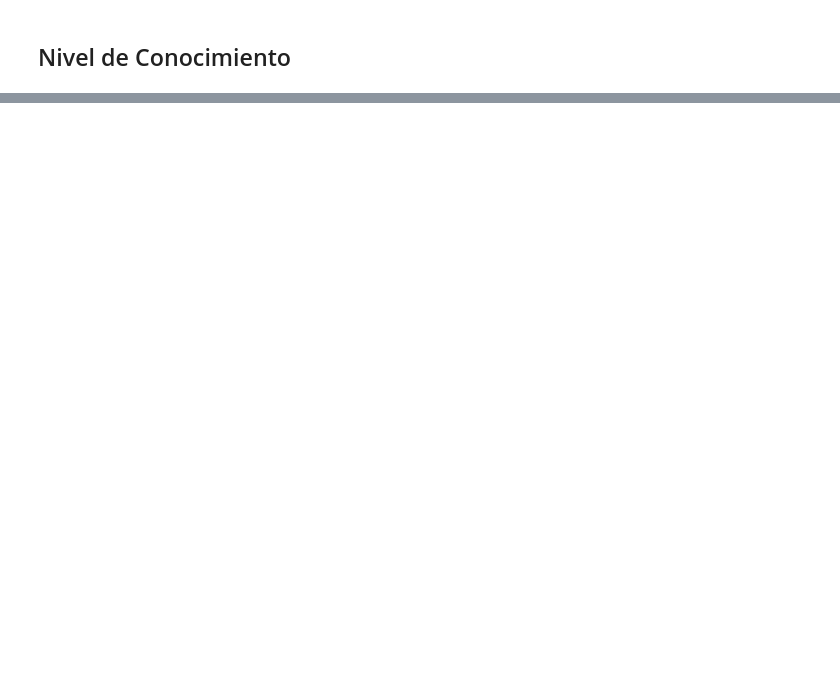
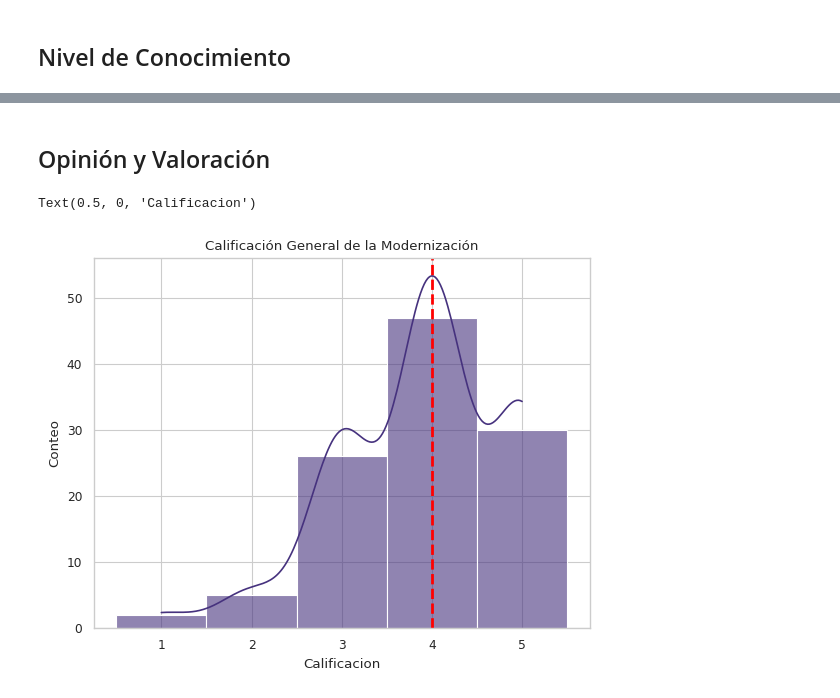
Before and after one commit to Mortadelo24/mejora-infrastructura-hospitalaria-managua-nicaragua, a Jupyter notebook: 03_Data_Analysis.ipynb, the cells around one changed output, grey strips where cells are left out. Cells and saved outputs as stored; diff of their text form; code cells hidden in the pictures; blank space fills up the shorter version.

```diff
--- a/03_Data_Analysis.ipynb
+++ b/03_Data_Analysis.ipynb
@@ -144,0 +168,24 @@ Text(0, 0.5, 'Patologias')
+# %% [markdown]
+## Opinión y Valoración
+# %%
+ax = sns.histplot(
+    x=data["modernization_score"].astype('category'),
+    kde=True,
+    alpha=0.6
+)
+
+modernization_score_median = data["modernization_score"].median()
+ax.axvline(
+    x=modernization_score_median,
+    color='red',
+    linestyle='--',
+    linewidth=2,
+    label=f'Median: ${modernization_score_median:.2f}'
+)
+
+plt.title("Calificación General de la Modernización")
+plt.ylabel("Conteo")
+plt.xlabel("Calificacion")
+# %% [output]
+Text(0.5, 0, 'Calificacion')
+[figure, added]
```
Also changed, not shown: parts of 11 cells of this notebook.
